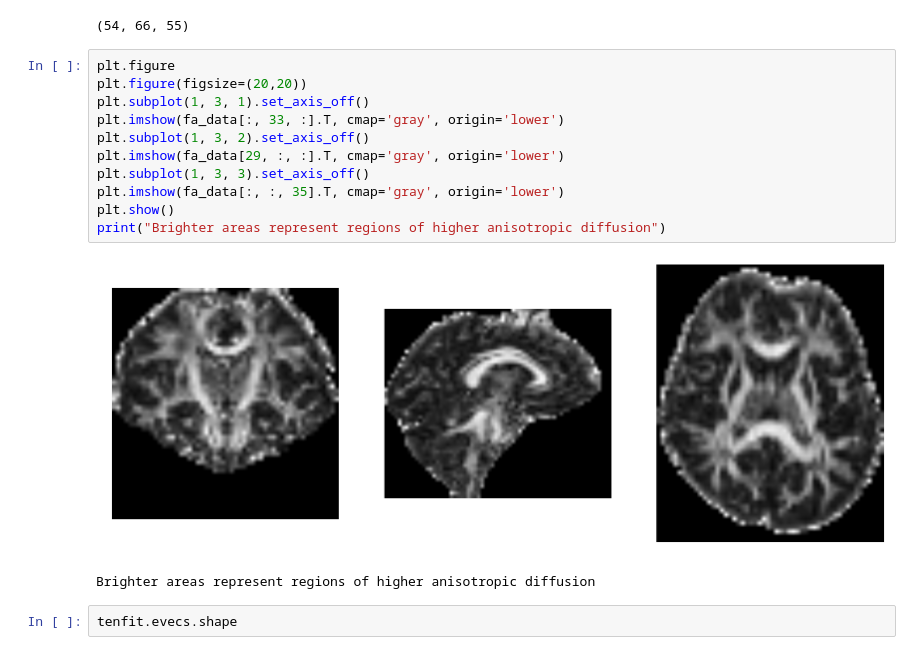
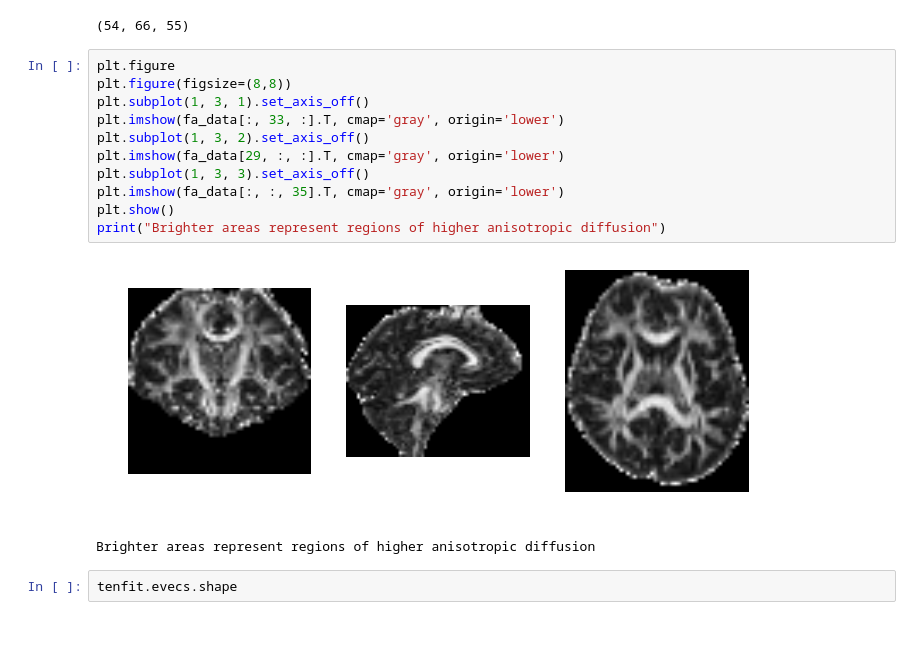
Before and after one commit to shivamdhall/MRIDataHarmonisation, a Jupyter notebook: Development/DIPY_NIBABEL.ipynb, the cells around one changed output. Cells and saved outputs as stored; diff of their text form.

```diff
--- a/Development/DIPY_NIBABEL.ipynb
+++ b/Development/DIPY_NIBABEL.ipynb
@@ -177,17 +177,17 @@ fa_data.shape
 (54, 66, 55)
 # %%
 plt.figure
-plt.figure(figsize=(20,20))
+plt.figure(figsize=(8,8))
 plt.subplot(1, 3, 1).set_axis_off()
 plt.imshow(fa_data[:, 33, :].T, cmap='gray', origin='lower')
 plt.subplot(1, 3, 2).set_axis_off()
 plt.imshow(fa_data[29, :, :].T, cmap='gray', origin='lower')
 plt.subplot(1, 3, 3).set_axis_off()
 plt.imshow(fa_data[:, :, 35].T, cmap='gray', origin='lower')
 plt.show()
 print("Brighter areas represent regions of higher anisotropic diffusion")
 # %% [output]
-[figure, old version]
+[figure, new version]
 Brighter areas represent regions of higher anisotropic diffusion
 # %%
 tenfit.evecs.shape
```
Also changed, not shown: parts of 52 cells of this notebook.
